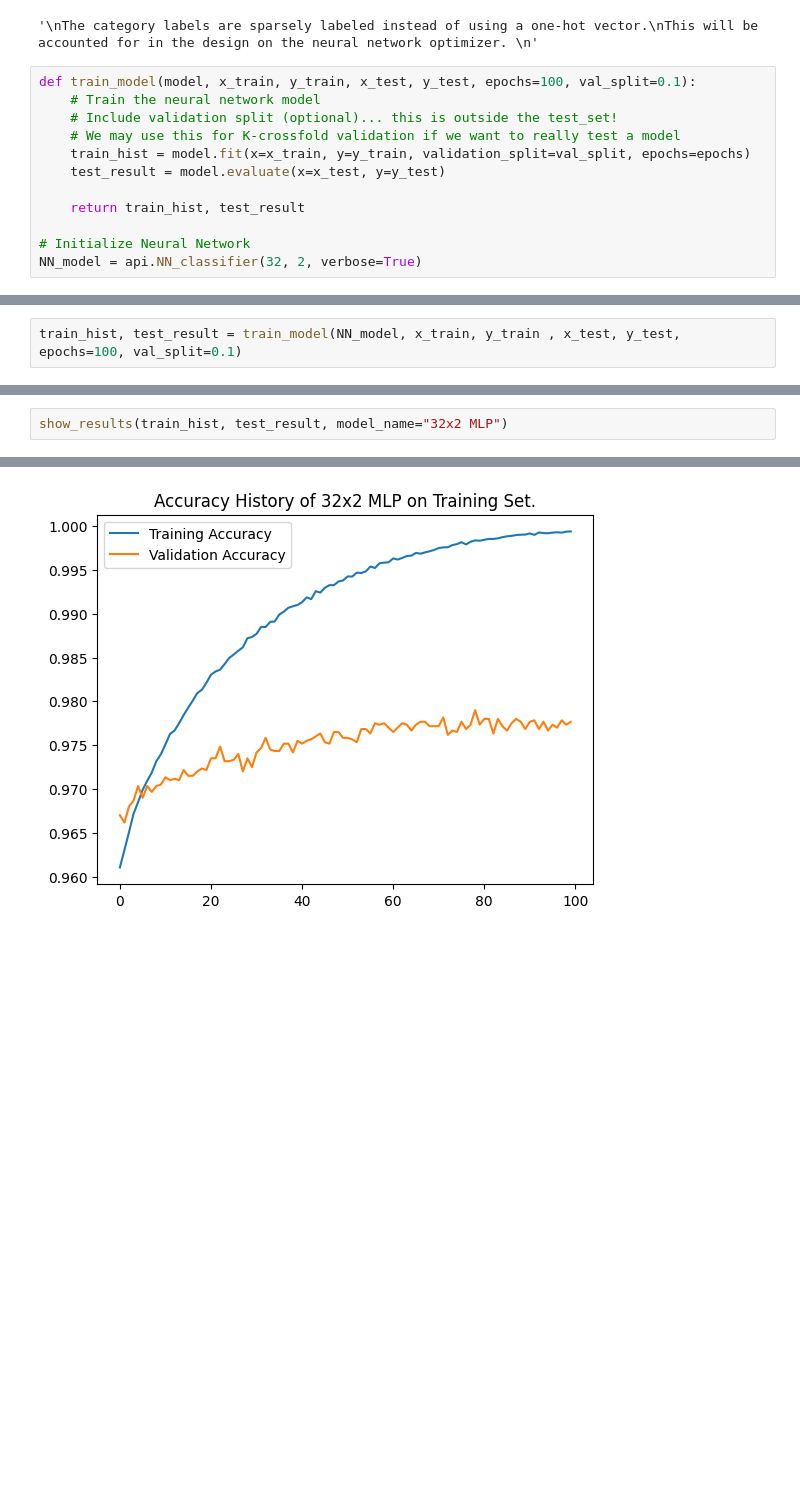
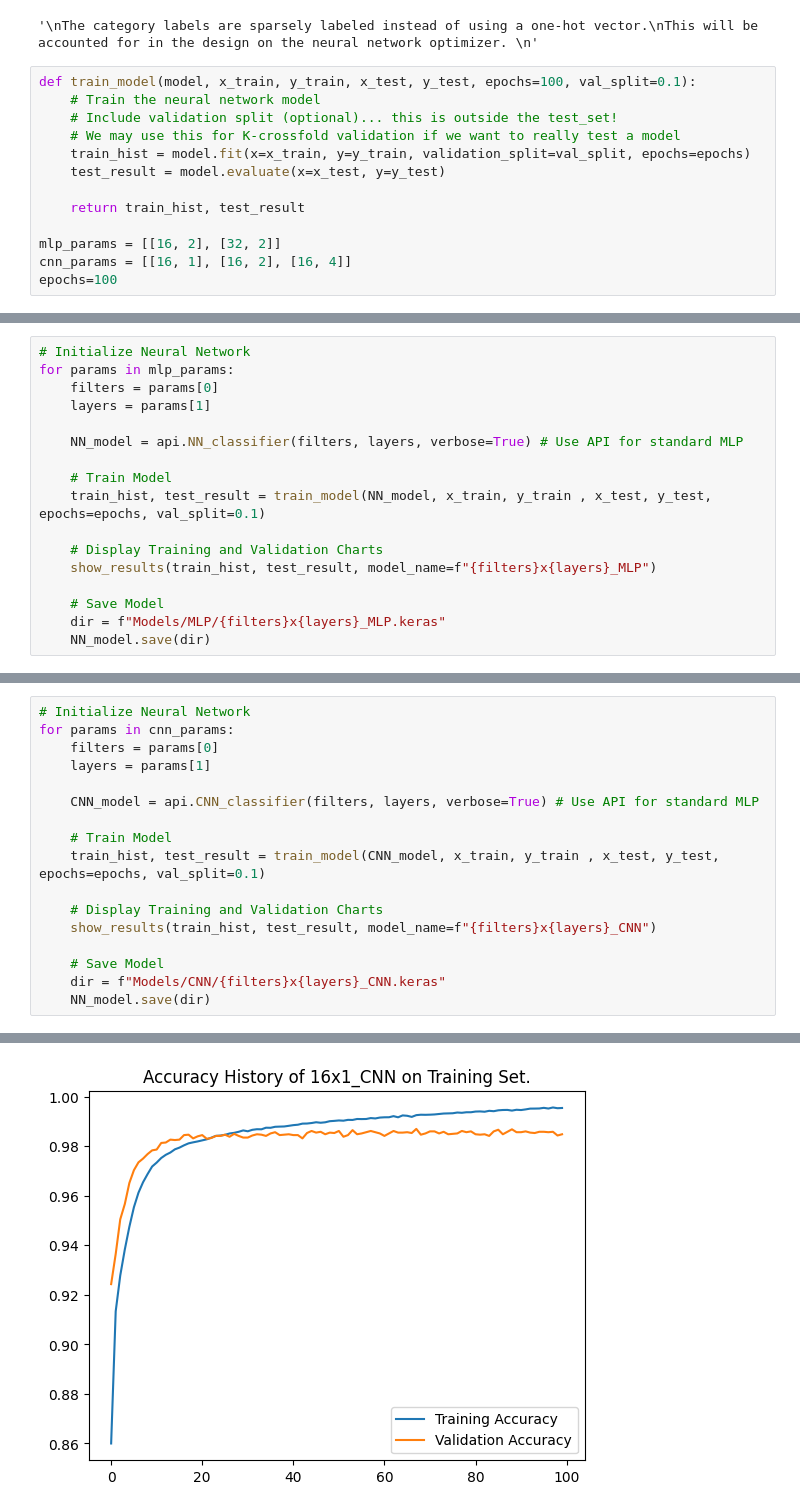
Before and after one commit to gabriel-emanuel/MSAAI-501-Final, a Jupyter notebook: NeuralNetworkTest.ipynb, the cells around one changed output, grey strips where cells are left out. Saved outputs shown, nothing was run; the diff lists cells and outputs as text; blank space fills up the shorter version.

Commit message:
Trained 5 Models!

```diff
--- a/NeuralNetworkTest.ipynb
+++ b/NeuralNetworkTest.ipynb
@@ -40,5 +40,6 @@ def train_model(model, x_train, y_train, x_test, y_test, epochs=100, val_split=0
 
     return train_hist, test_result
 
-# Initialize Neural Network
-NN_model = api.NN_classifier(32, 2, verbose=True)
+mlp_params = [[16, 2], [32, 2]]
+cnn_params = [[16, 1], [16, 2], [16, 4]]
+epochs=100
@@ -63,2 +45,0 @@ _________________________________________________________________
-# %%
-train_hist, test_result = train_model(NN_model, x_train, y_train , x_test, y_test, epochs=100, val_split=0.1)
@@ -105,3 +70,20 @@ def show_results(train_hist, test_result, model_name="model"):
 
     print(f"Categorical Cross Entropy Loss of {model_name} on Test Set: ", test_result[0])
     print(f"Accuracy of {model_name} on Test Set: ", test_result[1])
+# %%
+# Initialize Neural Network
+for params in mlp_params:
+    filters = params[0]
+    layers = params[1]
+
+    NN_model = api.NN_classifier(filters, layers, verbose=True) # Use API for standard MLP
+
+    # Train Model
+    train_hist, test_result = train_model(NN_model, x_train, y_train , x_test, y_test, epochs=epochs, val_split=0.1)
+
+    # Display Training and Validation Charts
+    show_results(train_hist, test_result, model_name=f"{filters}x{layers}_MLP")
+
+    # Save Model
+    dir = f"Models/MLP/{filters}x{layers}_MLP.keras"
+    NN_model.save(dir)
@@ -108,3 +132,18 @@ def show_results(train_hist, test_result, model_name="model"):
 # %%
-show_results(train_hist, test_result, model_name="32x2 MLP")
+# Initialize Neural Network
+for params in cnn_params:
+    filters = params[0]
+    layers = params[1]
+
+    CNN_model = api.CNN_classifier(filters, layers, verbose=True) # Use API for standard MLP
+
+    # Train Model
+    train_hist, test_result = train_model(CNN_model, x_train, y_train , x_test, y_test, epochs=epochs, val_split=0.1)
+
+    # Display Training and Validation Charts
+    show_results(train_hist, test_result, model_name=f"{filters}x{layers}_CNN")
+
+    # Save Model
+    dir = f"Models/CNN/{filters}x{layers}_CNN.keras"
+    NN_model.save(dir)
 # %% [output]
@@ -112 +168 @@ show_results(train_hist, test_result, model_name="32x2 MLP")
-[figure, old version]
+[figure, new version]
```
Also changed, not shown: parts of 8 cells of this notebook, 15 other files.
